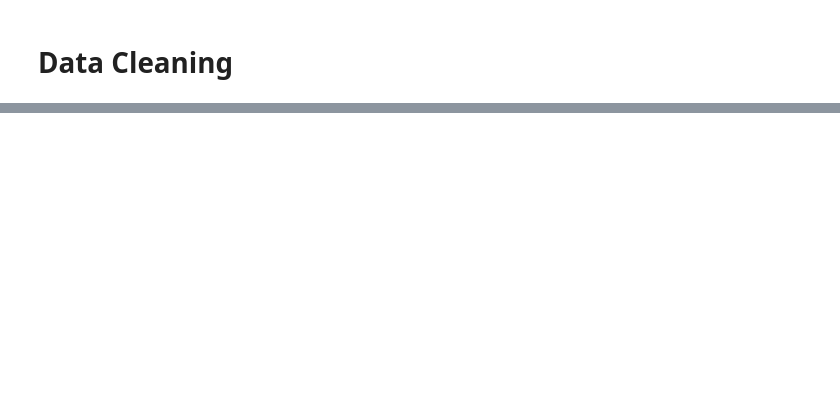
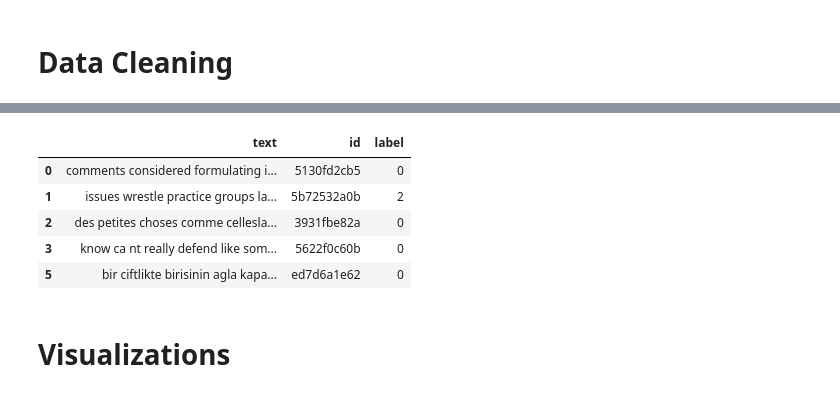
Before and after one commit to jtvkw2/Watson-Text-Analysis, a Jupyter notebook: Watson Text analysis.ipynb, the cells around one changed output, grey strips where cells are left out. Cells and saved outputs as stored; diff of their text form; code cells hidden in the pictures; blank space fills up the shorter version.

```diff
--- a/Watson Text analysis.ipynb
+++ b/Watson Text analysis.ipynb
@@ -40,0 +157,14 @@ FileNotFoundError: [Errno 2] No such file or directory: 'kaggle/input/contradict
+# %%
+final_train['text'].replace('', np.nan, inplace=True)
+final_train.dropna(subset=['text'], inplace=True)
+final_train.head()
+# %% [output]
+|  | text | id | label |
+| 0 | comments considered formulating i... | 5130fd2cb5 | 0 |
+| 1 | issues wrestle practice groups la... | 5b72532a0b | 2 |
+| 2 | des petites choses comme cellesla... | 3931fbe82a | 0 |
+| 3 | know ca nt really defend like som... | 5622f0c60b | 0 |
+| 5 | bir ciftlikte birisinin agla kapa... | ed7d6a1e62 | 0 |
+# %% [markdown]
+<a id = "visual"></a>
+# Visualizations
```
Also changed, not shown: parts of 14 cells of this notebook.
